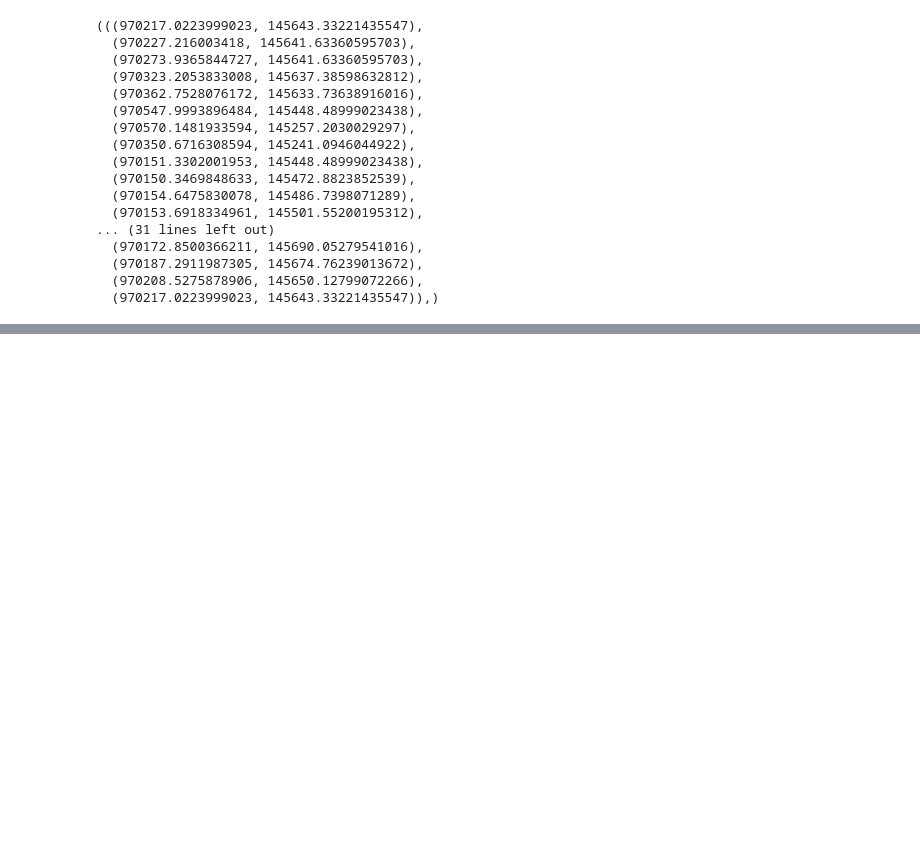
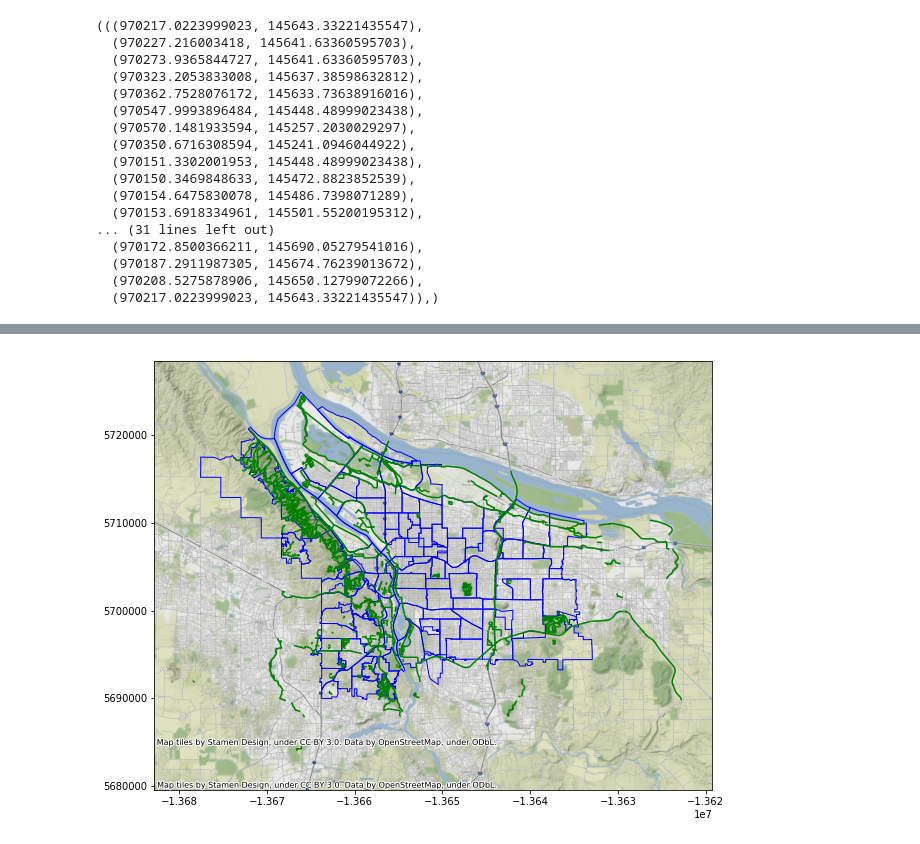
Before and after one commit to mhweber/GIS_Workgroup2019, a Jupyter notebook: PythonGroupTalk.ipynb, the cells around one changed output, grey strips where cells are left out. Saved outputs shown, nothing was run; the diff lists cells and outputs as text; code cells hidden in the pictures; blank space fills up the shorter version.

```diff
--- a/PythonGroupTalk.ipynb
+++ b/PythonGroupTalk.ipynb
@@ -137,0 +257,9 @@ coords['coordinates']
+# %%
+neighborhoods = neighborhoods.to_crs(trails.crs)
+# %%
+fig,ax = plt.subplots(figsize=(10,10))
+ctx.add_basemap(neighborhoods.plot(ax=ax, color = 'none', edgecolor='blue'), zoom=13)
+ctx.add_basemap(trails.plot(ax=ax, color = 'green'), zoom=13)
+plt.show()
+# %% [output]
+[figure, added]
```
Also changed, not shown: parts of 30 cells of this notebook, 1 other file.
